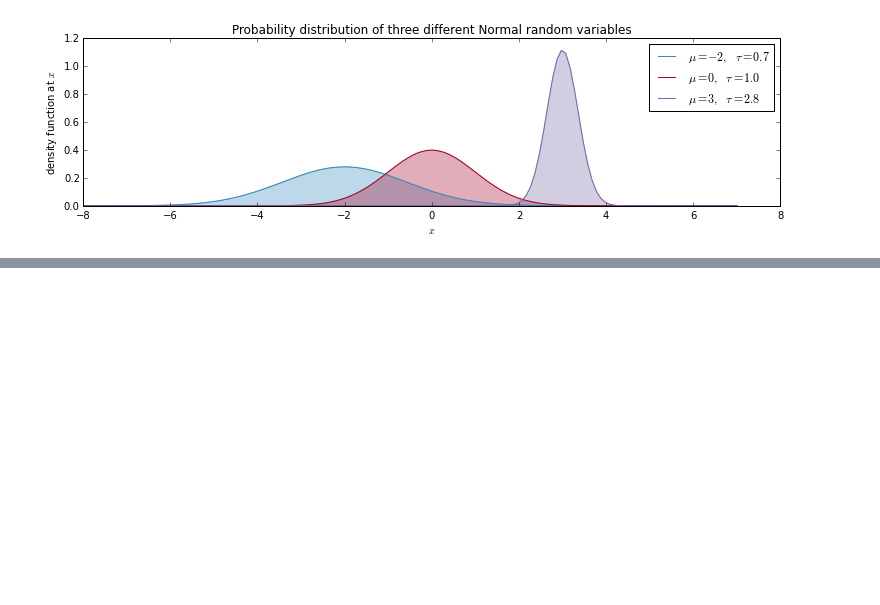
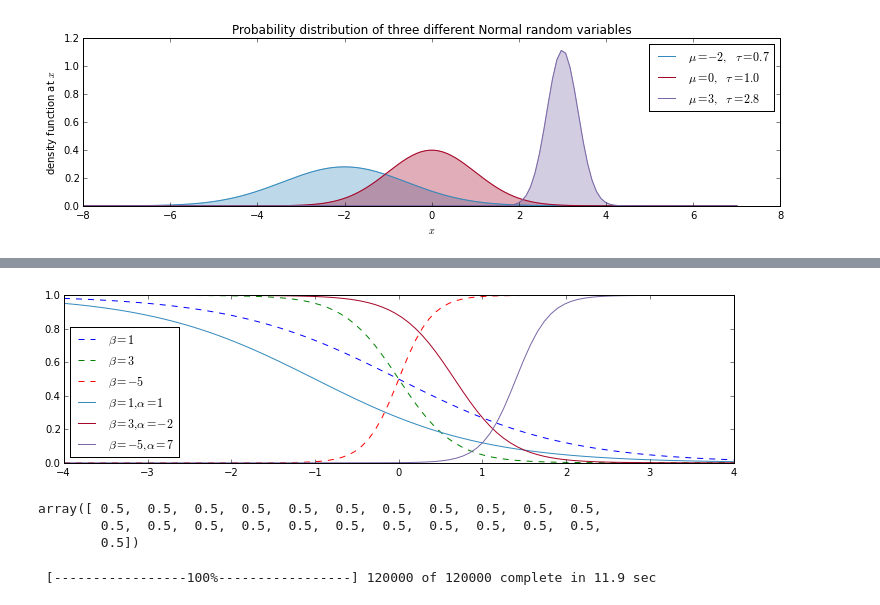
Before and after one commit to richvince/LearningPython, a Jupyter notebook: PyMC (Python2).ipynb, the cells around one changed output, grey strips where cells are left out. Drawn from its saved outputs; the diff is of its cells as text; code cells hidden in the pictures; blank space fills up the shorter version.

```diff
--- a/PyMC (Python2).ipynb
+++ b/PyMC (Python2).ipynb
@@ -375,0 +429,20 @@ variables");
+# %%
+def logistic(x, beta, alpha=0):
+    return 1.0 / (1.0 + np.exp(np.dot(beta, x) + alpha))
+
+x = np.linspace(-4, 4, 100)
+
+plt.plot(x, logistic(x, 1), label=r"$\beta = 1$", ls="--", lw=1)
+plt.plot(x, logistic(x, 3), label=r"$\beta = 3$", ls="--", lw=1)
+plt.plot(x, logistic(x, -5), label=r"$\beta = -5$", ls="--", lw=1)
+
+plt.plot(x, logistic(x, 1, 1), label=r"$\beta = 1, \alpha = 1$",
+         color="#348ABD")
+plt.plot(x, logistic(x, 3, -2), label=r"$\beta = 3, \alpha = -2$",
+         color="#A60628")
+plt.plot(x, logistic(x, -5, 7), label=r"$\beta = -5, \alpha = 7$",
+         color="#7A68A6")
+
+plt.legend(loc="lower left");
+# %% [output]
+[figure, added]
@@ -375,0 +463,20 @@ variables");
+# %%
+p.value
+# %% [output]
+array([ 0.5,  0.5,  0.5,  0.5,  0.5,  0.5,  0.5,  0.5,  0.5,  0.5,  0.5,
+        0.5,  0.5,  0.5,  0.5,  0.5,  0.5,  0.5,  0.5,  0.5,  0.5,  0.5,
+        0.5])
+# %%
+# connect the probabilities in `p` with our observations through a
+# Bernoulli random variable.
+observed = pm.Bernoulli("bernoulli_obs", p, value=D, observed=True)
+
+model = pm.Model([observed, beta, alpha])
+
+# Mysterious code to be explained in Chapter 3
+map_ = pm.MAP(model)
+map_.fit()
+mcmc = pm.MCMC(model)
+mcmc.sample(120000, 100000, 2)
+# %% [output]
+ [-----------------100%-----------------] 120000 of 120000 complete in 11.9 sec
```
Also changed, not shown: parts of 31 cells of this notebook, 1 other file.
